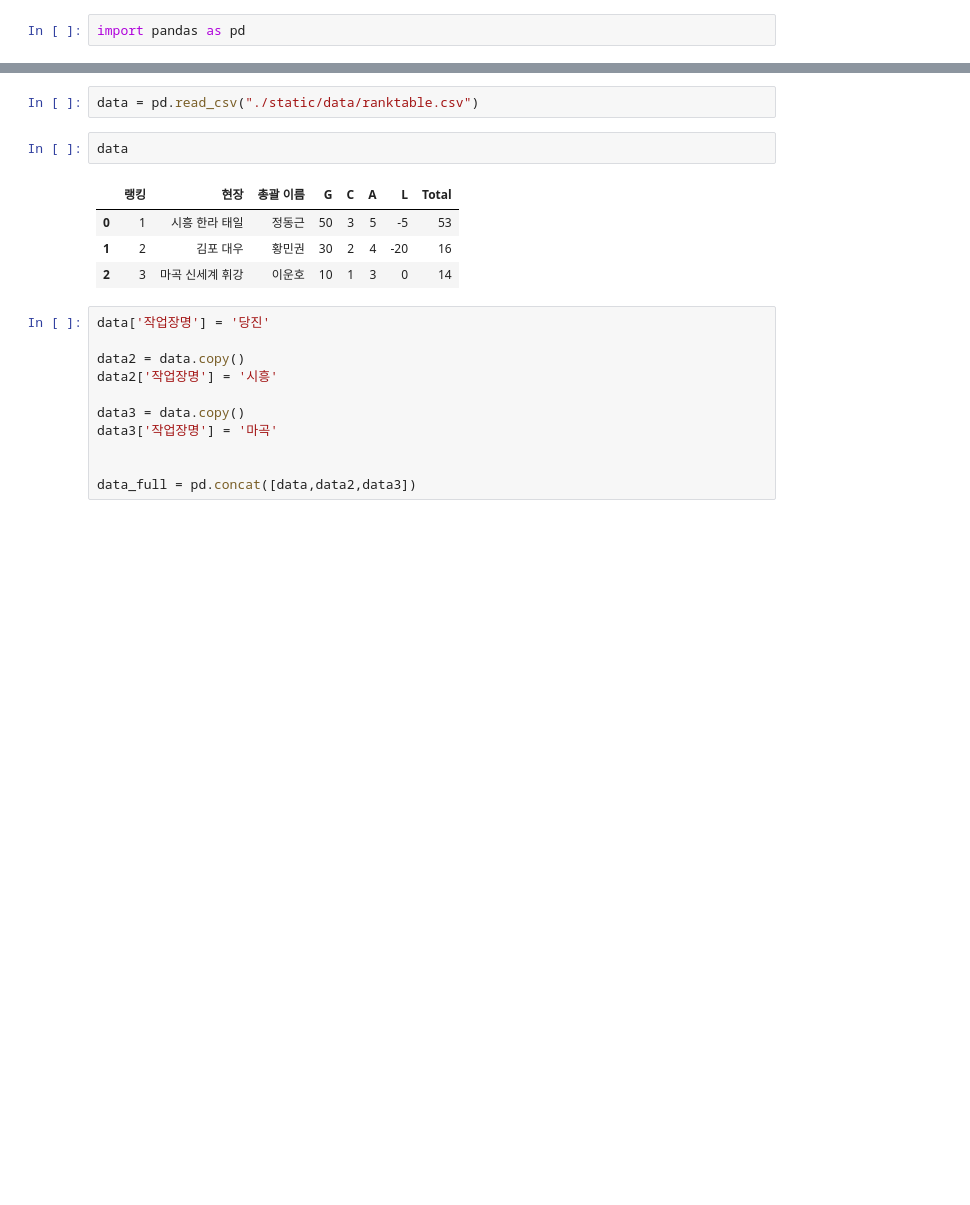
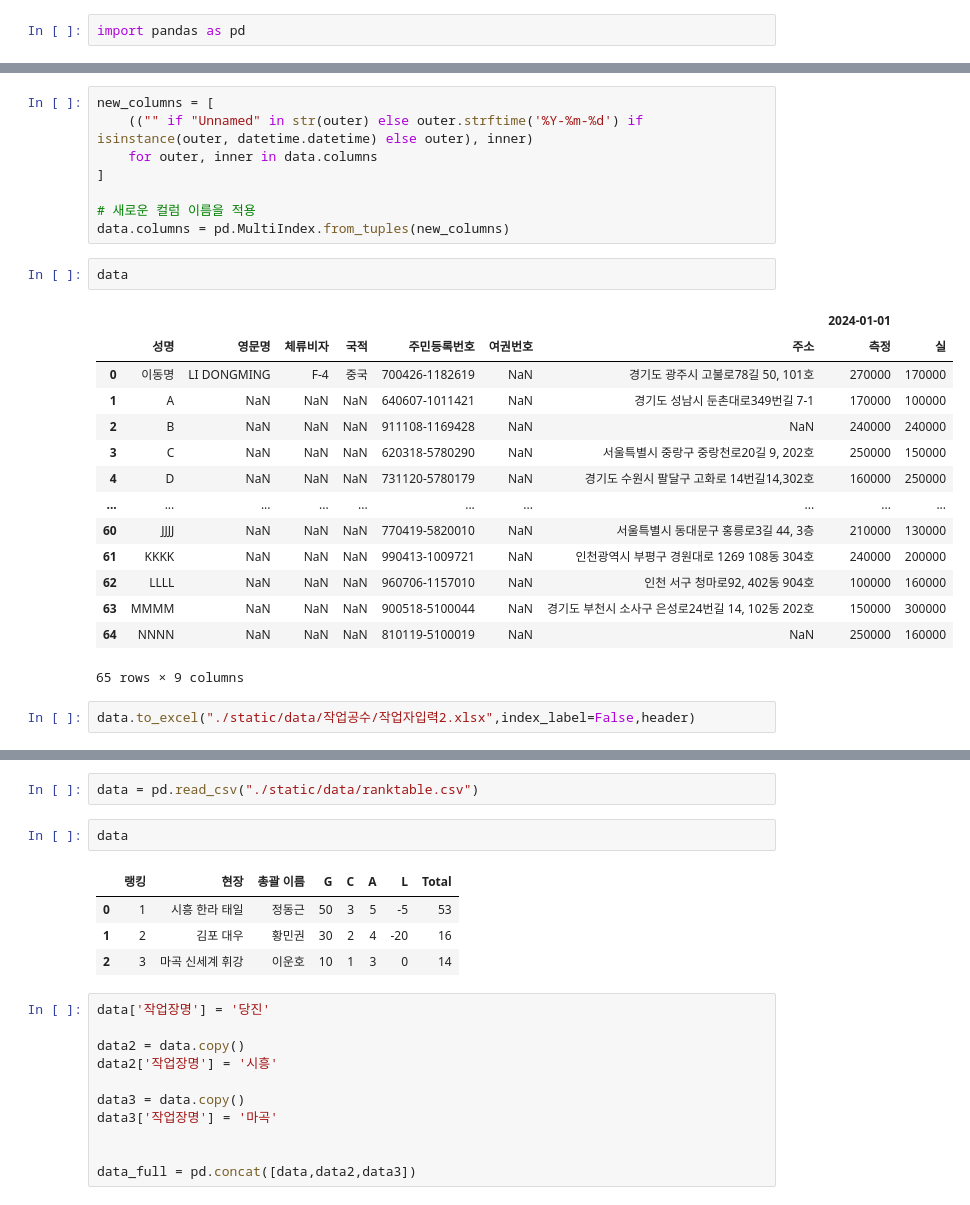
Before and after one commit to abcd00ou/Dong.github.io, a Jupyter notebook: Untitled-1.ipynb, the cells around one changed output, grey strips where cells are left out. Drawn from its saved outputs; the diff is of its cells as text; blank space fills up the shorter version.

```diff
--- a/Untitled-1.ipynb
+++ b/Untitled-1.ipynb
@@ -2,0 +56,27 @@ import pandas as pd
+# %%
+new_columns = [
+    (("" if "Unnamed" in str(outer) else outer.strftime('%Y-%m-%d') if isinstance(outer, datetime.datetime) else outer), inner)
+    for outer, inner in data.columns
+]
+
+# 새로운 컬럼 이름을 적용
+data.columns = pd.MultiIndex.from_tuples(new_columns)
+# %%
+data
+# %% [output]
+|  |  |  |  |  |  |  |  | 2024-01-01 |  |
+|  | 성명 | 영문명 | 체류비자 | 국적 | 주민등록번호 | 여권번호 | 주소 | 측정 | 실 |
+| 0 | 이동명 | LI DONGMING | F-4 | 중국 | 700426-1182619 | NaN | 경기도 광주시 고불로78길 50, 101호 | 270000 | 170000 |
+| 1 | A | NaN | NaN | NaN | 640607-1011421 | NaN | 경기도 성남시 둔촌대로349번길 7-1 | 170000 | 100000 |
+| 2 | B | NaN | NaN | NaN | 911108-1169428 | NaN | NaN | 240000 | 240000 |
+| 3 | C | NaN | NaN | NaN | 620318-5780290 | NaN | 서울특별시 중랑구 중랑천로20길 9, 202호 | 250000 | 150000 |
+| 4 | D | NaN | NaN | NaN | 731120-5780179 | NaN | 경기도 수원시 팔달구 고화로 14번길14,302호 | 160000 | 250000 |
+| ... | ... | ... | ... | ... | ... | ... | ... | ... | ... |
+| 60 | JJJJ | NaN | NaN | NaN | 770419-5820010 | NaN | 서울특별시 동대문구 홍릉로3길 44, 3층 | 210000 | 130000 |
+| 61 | KKKK | NaN | NaN | NaN | 990413-1009721 | NaN | 인천광역시 부평구 경원대로 1269 108동 304호 | 240000 | 200000 |
+| 62 | LLLL | NaN | NaN | NaN | 960706-1157010 | NaN | 인천 서구 청마로92, 402동 904호 | 100000 | 160000 |
+| 63 | MMMM | NaN | NaN | NaN | 900518-5100044 | NaN | 경기도 부천시 소사구 은성로24번길 14, 102동 202호 | 150000 | 300000 |
+| 64 | NNNN | NaN | NaN | NaN | 810119-5100019 | NaN | NaN | 250000 | 160000 |
+65 rows × 9 columns
+# %%
+data.to_excel("./static/data/작업공수/작업자입력2.xlsx",index_label=False,header)
```
Also changed, not shown: parts of 28 cells of this notebook, 11 other files.
